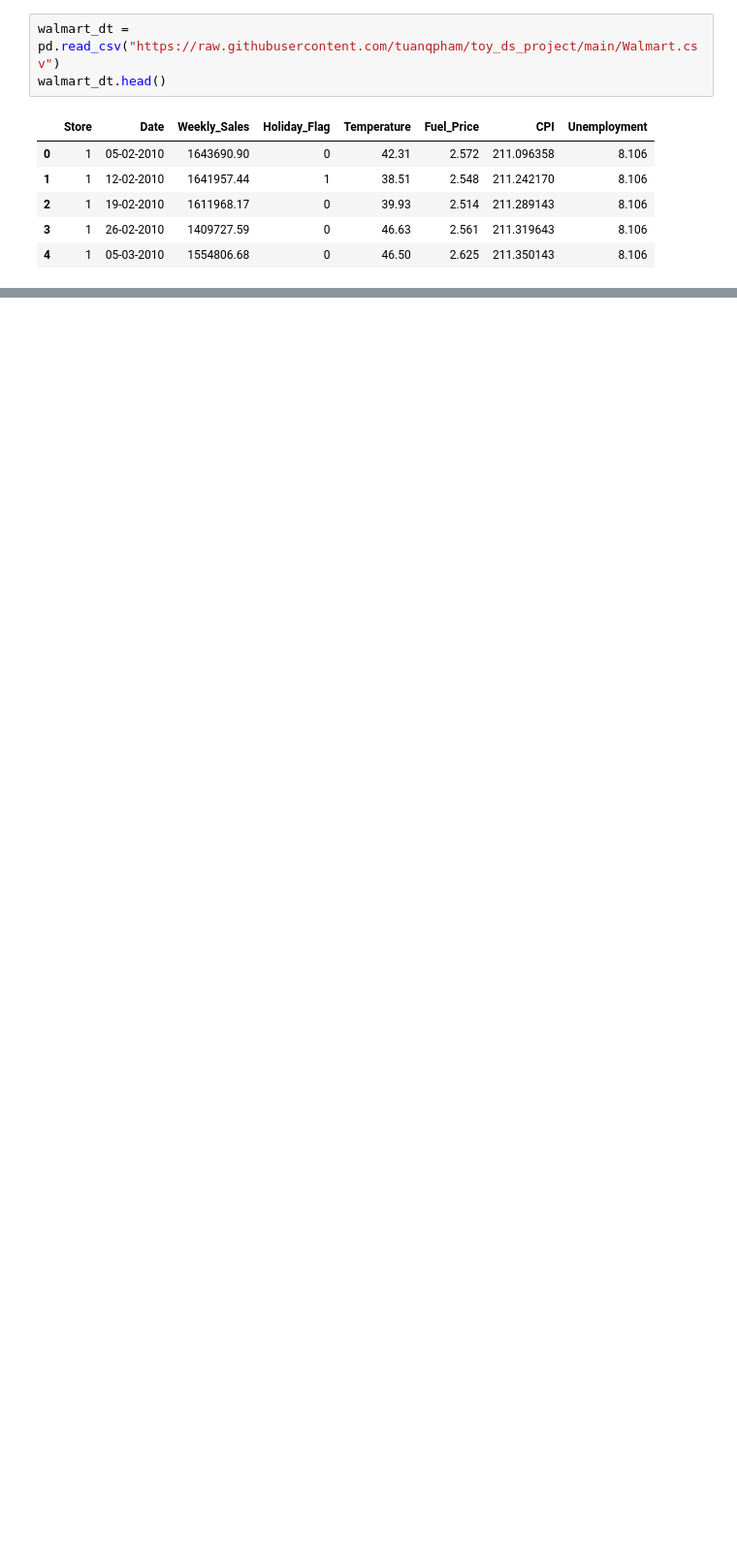
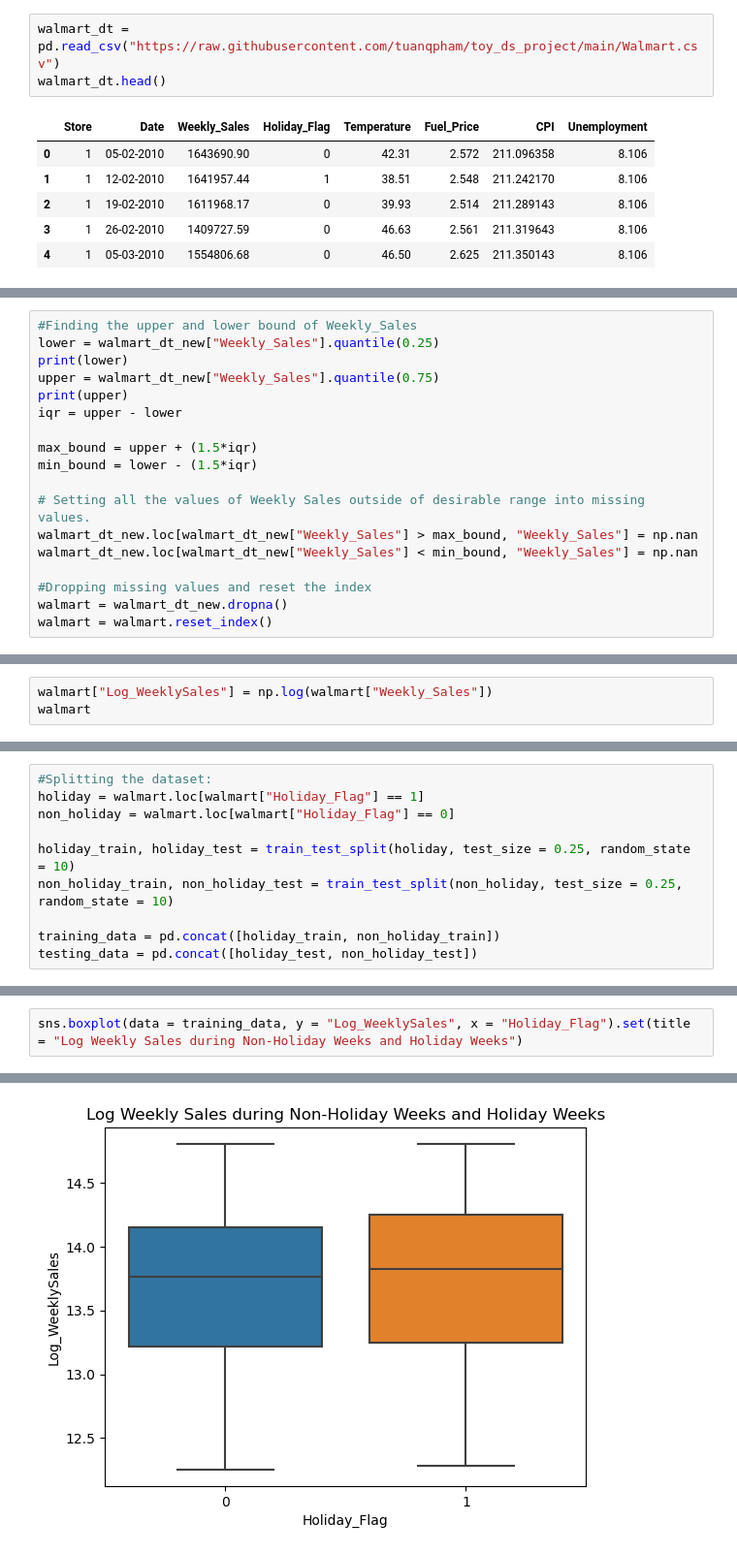
Before and after one commit to tuanqpham/walmart_regression, a Jupyter notebook: Final Report.ipynb, the cells around one changed output, grey strips where cells are left out. Shown at 97% size. Cells and saved outputs as stored; diff of their text form; blank space fills up the shorter version.

```diff
--- a/Final Report.ipynb
+++ b/Final Report.ipynb
@@ -43,0 +83,18 @@ walmart_dt.head()
+# %%
+#Finding the upper and lower bound of Weekly_Sales
+lower = walmart_dt_new["Weekly_Sales"].quantile(0.25)
+print(lower)
+upper = walmart_dt_new["Weekly_Sales"].quantile(0.75)
+print(upper)
+iqr = upper - lower
+
+max_bound = upper + (1.5*iqr)
+min_bound = lower - (1.5*iqr)
+
+# Setting all the values of Weekly Sales outside of desirable range into missing values.
+walmart_dt_new.loc[walmart_dt_new["Weekly_Sales"] > max_bound, "Weekly_Sales"] = np.nan
+walmart_dt_new.loc[walmart_dt_new["Weekly_Sales"] < min_bound, "Weekly_Sales"] = np.nan
+
+#Dropping missing values and reset the index
+walmart = walmart_dt_new.dropna()
+walmart = walmart.reset_index()
@@ -43,0 +107,3 @@ walmart_dt.head()
+# %%
+walmart["Log_WeeklySales"] = np.log(walmart["Weekly_Sales"])
+walmart
@@ -43,0 +129,10 @@ walmart_dt.head()
+# %%
+#Splitting the dataset:
+holiday = walmart.loc[walmart["Holiday_Flag"] == 1]
+non_holiday = walmart.loc[walmart["Holiday_Flag"] == 0]
+
+holiday_train, holiday_test = train_test_split(holiday, test_size = 0.25, random_state = 10)
+non_holiday_train, non_holiday_test = train_test_split(non_holiday, test_size = 0.25, random_state = 10)
+
+training_data = pd.concat([holiday_train, non_holiday_train])
+testing_data = pd.concat([holiday_test, non_holiday_test])
@@ -43,0 +143,3 @@ walmart_dt.head()
+# %%
+sns.boxplot(data = training_data, y = "Log_WeeklySales", x = "Holiday_Flag").set(title = "Log Weekly Sales during Non-Holiday Weeks and Holiday Weeks")
+# %% [output]
@@ -43,0 +147 @@ walmart_dt.head()
+[figure, added]
```
Also changed, not shown: parts of 26 cells of this notebook.
